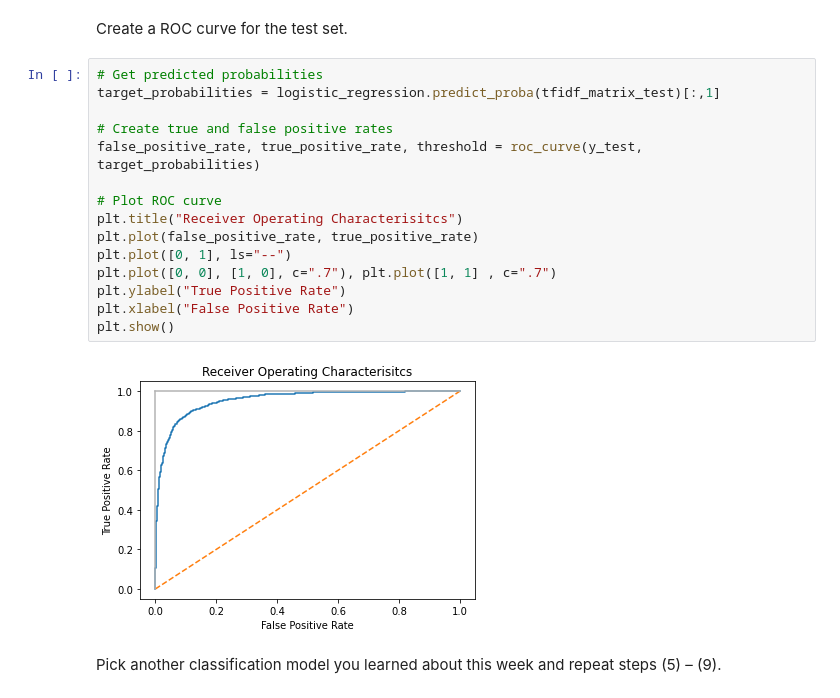
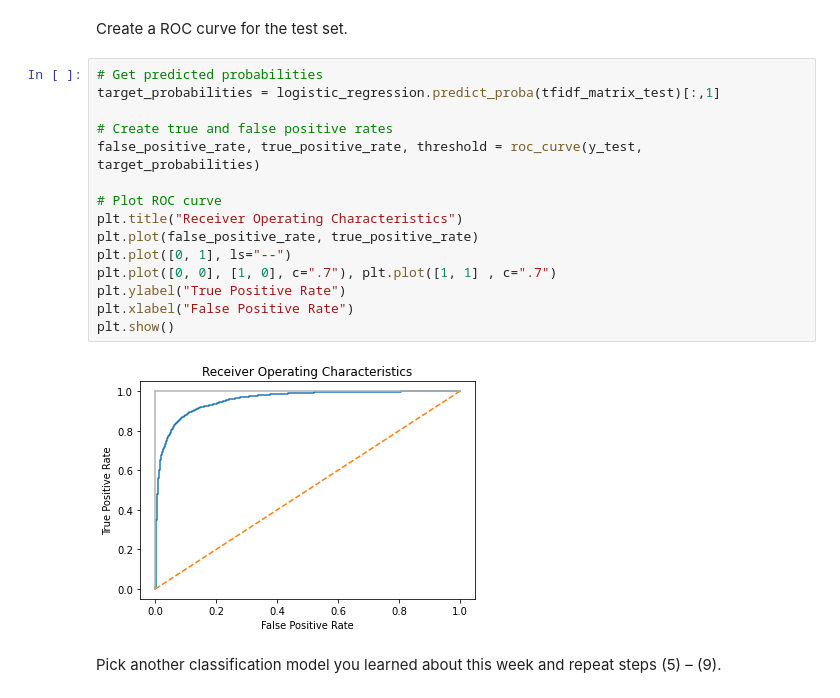
Before and after one commit to JoshuaShepard87/DSC550, a Jupyter notebook: JoshuaBurdenAssignment5-2.ipynb, the cells around one changed output. Saved outputs shown, nothing was run; the diff lists cells and outputs as text.

```diff
--- a/JoshuaBurdenAssignment5-2.ipynb
+++ b/JoshuaBurdenAssignment5-2.ipynb
@@ -193,20 +178,20 @@ Create a ROC curve for the test set.
 # %%
 # Get predicted probabilities
 target_probabilities = logistic_regression.predict_proba(tfidf_matrix_test)[:,1]
 
 # Create true and false positive rates
 false_positive_rate, true_positive_rate, threshold = roc_curve(y_test, target_probabilities)
 
 # Plot ROC curve
-plt.title("Receiver Operating Characterisitcs")
+plt.title("Receiver Operating Characteristics")
 plt.plot(false_positive_rate, true_positive_rate)
 plt.plot([0, 1], ls="--")
 plt.plot([0, 0], [1, 0], c=".7"), plt.plot([1, 1] , c=".7")
 plt.ylabel("True Positive Rate")
 plt.xlabel("False Positive Rate")
 plt.show()
 # %% [output]
-[figure, old version]
+[figure, new version]
 # %% [markdown]
 Pick another classification model you learned about this week and repeat steps (5) – (9).
 # %%
```
Also changed, not shown: parts of 9 cells of this notebook.
